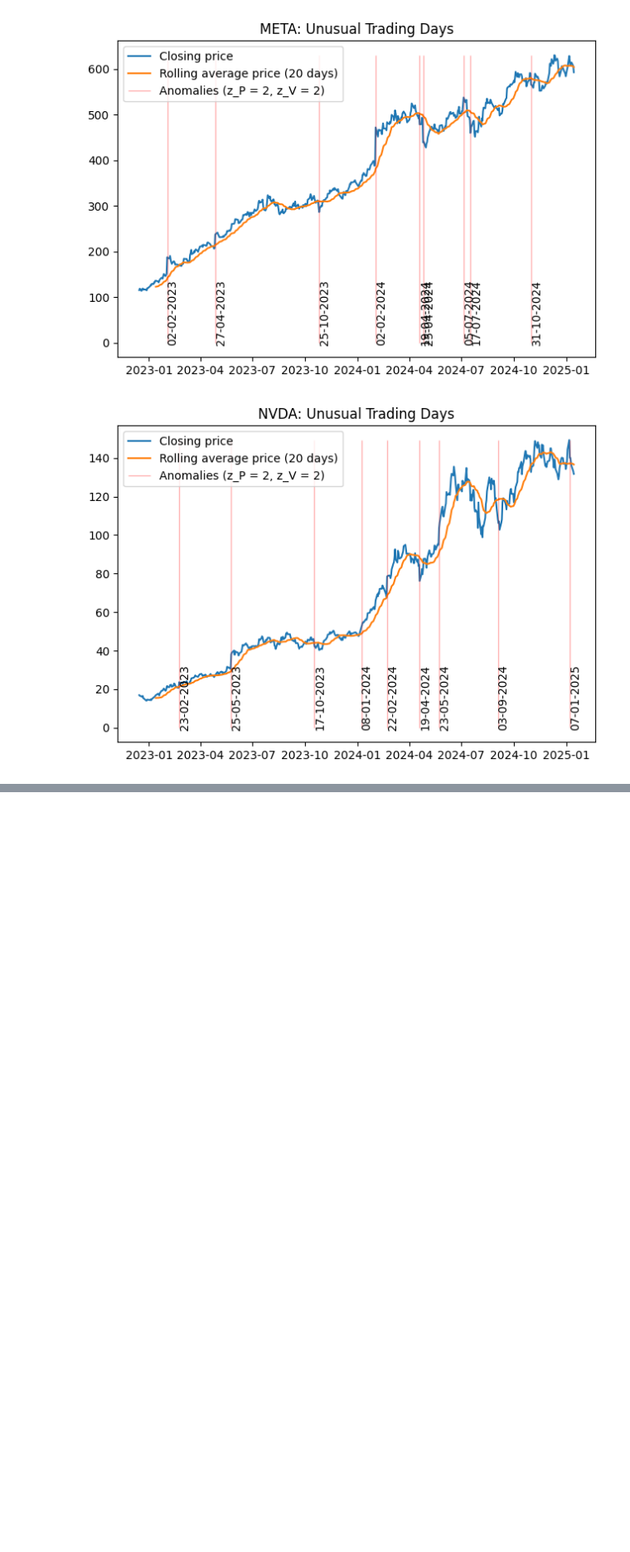
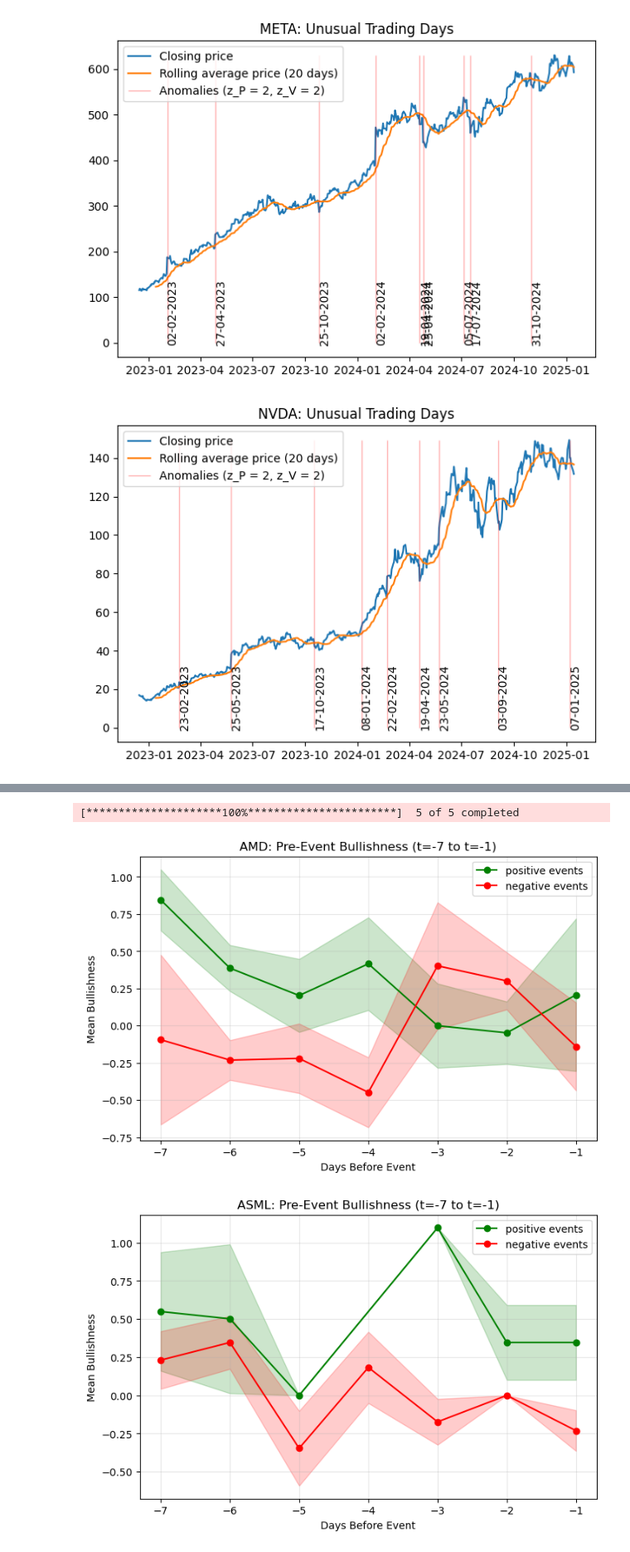
Before and after one commit to LeonSavi/T-M-Project, a Jupyter notebook: PROF.ipynb, the cells around one changed output, grey strips where cells are left out. Shown at 83% size. Saved outputs shown, nothing was run; the diff lists cells and outputs as text; code cells hidden in the pictures; blank space fills up the shorter version.

```diff
--- a/PROF.ipynb
+++ b/PROF.ipynb
@@ -622,0 +645,78 @@ for i in anomalies.stocks:
+# %%
+# Run anomaly detection
+stock_anomaly = StockAnomaly()
+stock_anomaly.calculate(window=20, price_z=2, volume_z=2)
+
+# Load events and align columns
+events = stock_anomaly.get_anomalies().rename(columns={'stock': 'label'})
+events['event_date'] = pd.to_datetime(events['date'])
+events['event_sign'] = events['rolling_z_P'].apply(
+    lambda z: 'positive' if z > 0 else 'negative'
+)
+
+# Ensure metrics datetime
+metrics['date_dt'] = pd.to_datetime(metrics['date'])
+
+# Merge sentiment with events and keep 7-day pre-event window
+events_with_sentiment = (
+    events.merge(metrics, on='label', how='left')
+    .loc[lambda df:
+        (df['date_dt'] < df['event_date']) &
+        (df['date_dt'] >= df['event_date'] - pd.Timedelta(days=7))
+    ]
+)
+
+# Encode relative day (t = -7 … -1)
+events_with_sentiment['days_before_event'] = -(
+    (events_with_sentiment['event_date']
+     - events_with_sentiment['date_dt']).dt.days
+)
+
+# Aggregate mean sentiment + SEM
+sentiment_summary = (
+    events_with_sentiment
+    .groupby(['label', 'event_sign', 'days_before_event'])
+    .agg(
+        mean_bullishness=('bullishness_index', 'mean'),
+        sem_bullishness=('bullishness_index',
+                         lambda x: np.std(x) / np.sqrt(len(x)))
+    )
+    .reset_index()
+)
+
+colors = {'positive': 'green', 'negative': 'red'}
+
+# Plot per stock
+for stock in sentiment_summary['label'].unique():
+    plt.figure(figsize=(8, 5))
+    df = sentiment_summary[sentiment_summary['label'] == stock]
+
+    for sign in ['positive', 'negative']:
+        df_sign = df[df['event_sign'] == sign]
+        if df_sign.empty:
+            continue
+
+        plt.plot(df_sign['days_before_event'],
+                 df_sign['mean_bullishness'],
+                 marker='o',
+                 color=colors[sign],
+                 label=f"{sign} events")
+
+        # Error band
+        plt.fill_between(df_sign['days_before_event'],
+                         df_sign['mean_bullishness'] - df_sign['sem_bullishness'],
+                         df_sign['mean_bullishness'] + df_sign['sem_bullishness'],
+                         color=colors[sign],
+                         alpha=0.2)
+
+    plt.title(f"{stock}: Pre-Event Bullishness (t=-7 to t=-1)")
+    plt.xlabel("Days Before Event")
+    plt.ylabel("Mean Bullishness")
+    plt.xticks(range(-7, 0))
+    plt.grid(alpha=0.3)
+    plt.legend()
+    plt.show()
+# %% [output]
+[*********************100%***********************]  5 of 5 completed
+[figure, added]
+[figure, added]
```
Also changed, not shown: parts of 9 cells of this notebook.
